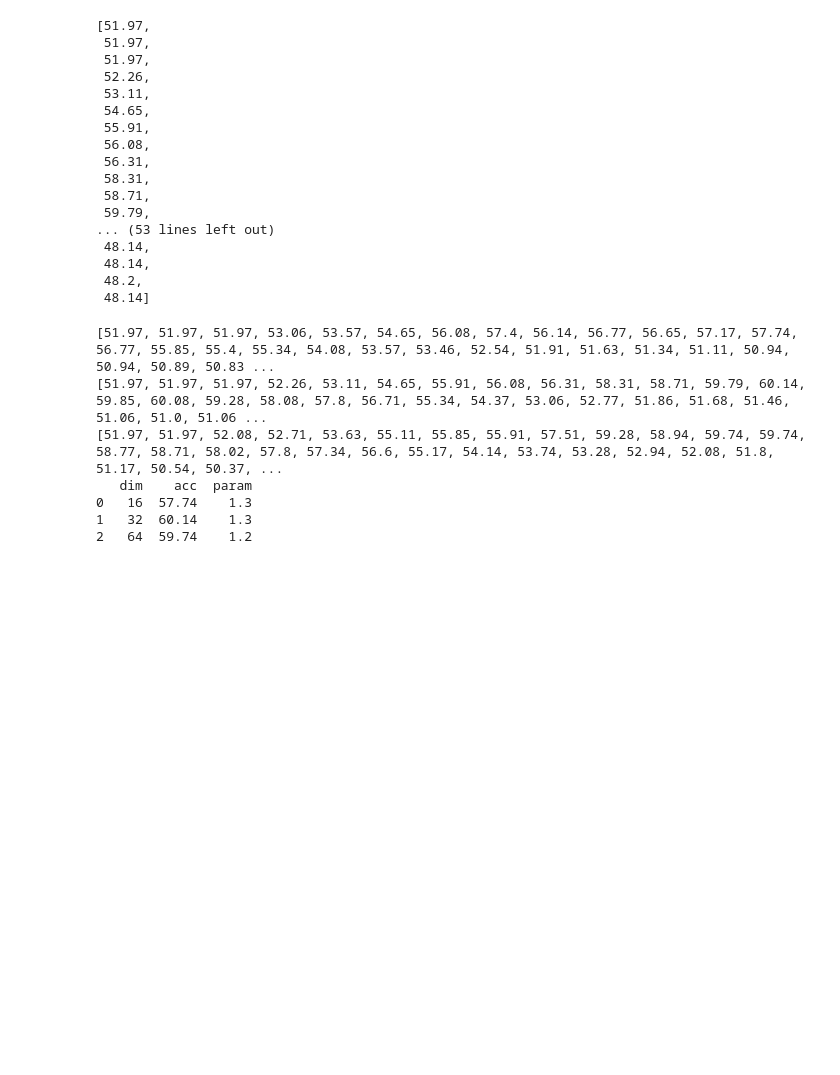
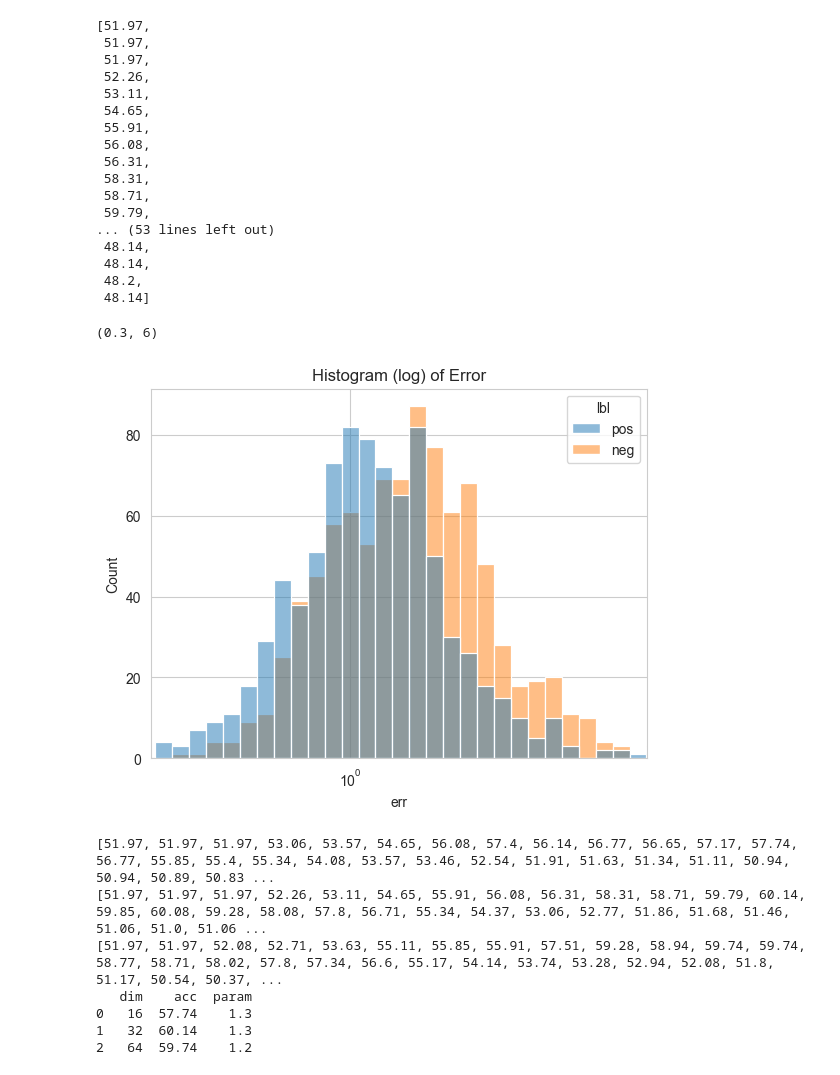
Before and after one commit to sergbask/Bayesian, a Jupyter notebook: sep_approach.ipynb, the cells around one changed output. Cells and saved outputs as stored; diff of their text form; code cells hidden in the pictures; blank space fills up the shorter version.

```diff
--- a/sep_approach.ipynb
+++ b/sep_approach.ipynb
@@ -101,7 +101,7 @@ model_auto.load_state_dict(torch.load('best_model_autoenc32_resnet34.pt', map_lo
 # %% [output]
 <All keys matched successfully>
 # %%
-def sep_mod_acc(model1, model2, dataloader_test, er_mean_rat):
+def sep_mod_acc(model1, model2, dataloader_test, er_mean_rat, errors = False):
     loss_fn = torch.nn.MSELoss(reduction='none')
     model1.eval()
     model2.eval()
@@ -111,6 +111,8 @@ def sep_mod_acc(model1, model2, dataloader_test, er_mean_rat):
     tot_test = 0.0
     big_ones = 0.0
     tot_positive = 0.0
+    err_p = []
+    err_n = []
     with torch.no_grad():
         for itms in dataloader_test:
             x=itms[0]
@@ -122,6 +124,8 @@ def sep_mod_acc(model1, model2, dataloader_test, er_mean_rat):
             error = torch.mean(loss_fn(x_pr, emb), dim=1)/0.0026712
             acc_test += torch.sum(torch.where(error>er_mean_rat,0,1) == target).item()
             tot_test += target.size(0)
+            err_p.extend(list(error[target==1].cpu().tolist()))
+            err_n.extend(list(error[target==0].cpu().tolist()))
 
 
             # outputs = outputs.sigmoid().max(dim=1).values
@@ -134,7 +138,7 @@ def sep_mod_acc(model1, model2, dataloader_test, er_mean_rat):
         # print(f'{er_mean_rat}Test accuracy: {round(acc_test/tot_test*100,2)}%')
         # print(f'Higher than 50%: {round(big_ones/tot_test*100,2)}%')
         # print(f'Non-anomalies to total: {round(tot_positive/tot_test*100,2)}%')
-
+    if errors: return err_p, err_n
     return round(acc_test/tot_test*100,2)#, round(big_ones/tot_test*100,2), pd.DataFrame({'true':trg, 'pred':pred})
 # %%
 res = []
@@ -163,6 +167,24 @@ res
  48.14,
  48.2,
  48.14]
+# %%
+err_p, err_n = sep_mod_acc(resnet34, model_auto, testDataLoader, 1.3, True)
+
+import matplotlib.pyplot as plt
+import seaborn as sns
+
+df1 = pd.DataFrame({'err':err_p})
+df2 = pd.DataFrame({'err':err_n})
+df1['lbl'] = 'pos'
+df2['lbl'] = 'neg'
+df = pd.concat([df1, df2], axis=0)
+
+sns.histplot(data=df, x='err', hue='lbl', log_scale=True)
+plt.title(f'Histogram (log) of Error')
+plt.xlim(0.3,6)
+# %% [output]
+(0.3, 6)
+[figure, added]
 # %%
 mtr = []
 
```
Also changed, not shown: parts of 2 cells of this notebook, 4 other files.
